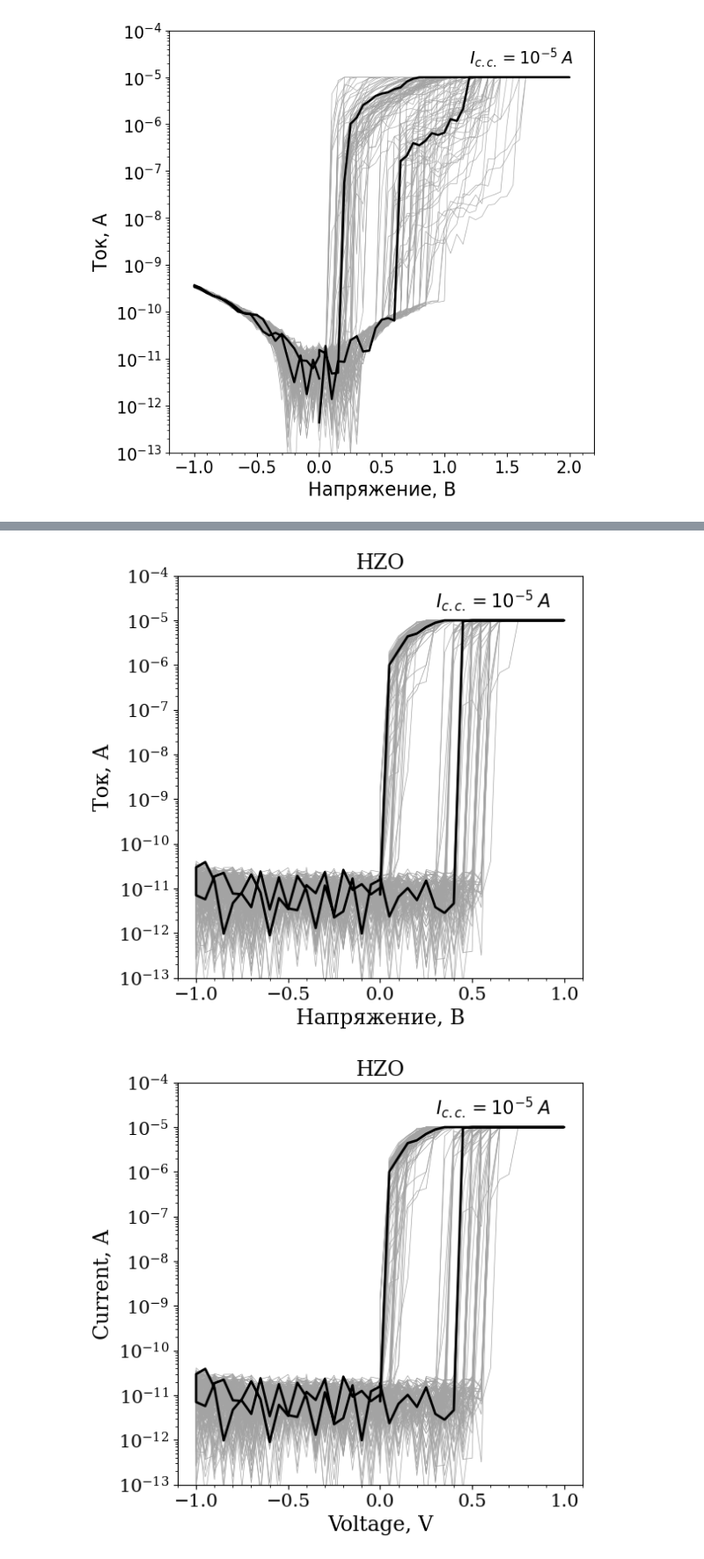
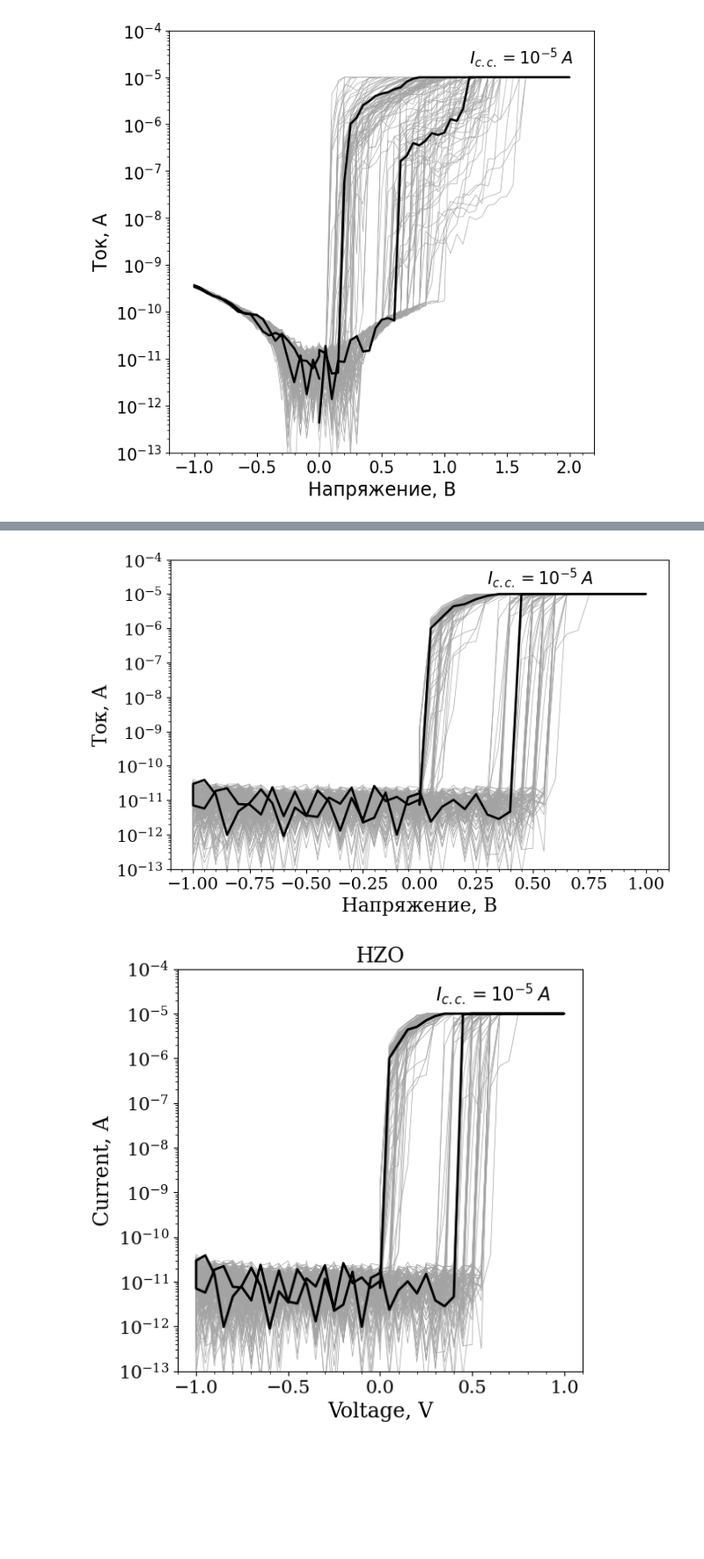
Before and after one commit to OneMoreGate/TiN-HZO_experimental, a Jupyter notebook: sample_6_preann_550_postann_350/main.ipynb, the cells around one changed output, grey strips where cells are left out. Shown: that part at 88% size. Drawn from its saved outputs; the diff is of its cells as text; code cells hidden in the pictures; blank space fills up the shorter version.

```diff
--- a/sample_6_preann_550_postann_350/main.ipynb
+++ b/sample_6_preann_550_postann_350/main.ipynb
@@ -53,25 +33,25 @@ d_2.get_contact_measurs('E16-100')
 # %%
-fig, ax = plt.subplots(figsize = [6,6])
+fig, ax = plt.subplots(figsize = [8,5])
 
 y_major = ticker.LogLocator(numticks = 20)
 y_minor = ticker.LogLocator(subs = np.arange(1.0, 10.0) * 0.1, numticks = 10)
 
 d_2.draw_multiple_lines('E16-100', ax, measurs=[i for i in range(400, 500)], linewidth = 0.5, color = '#a3a3a3')
 d_2.draw_single_line('E16-100', ax, 400, color = 'k', linewidth = 2)
 ax.set(yscale='log', xlim=[-1.1, 1.1], ylim=[10**-(13), 10**-4])
-ax.xaxis.set_major_locator(ticker.MultipleLocator(0.5))
-ax.xaxis.set_minor_locator(ticker.MultipleLocator(0.1))
+ax.xaxis.set_major_locator(ticker.MultipleLocator(0.25))
+ax.xaxis.set_minor_locator(ticker.MultipleLocator(0.05))
 ax.yaxis.set_major_locator(y_major)
 ax.yaxis.set_minor_locator(y_minor)
 ax.tick_params(labelsize=15)
 ax.set_ylabel('Ток, А', size = 17)
 ax.set_xlabel('Напряжение, В', size = 17)
 ax.text(0.3, 2 * 10 ** -5, r'$I_{c.c.} = 10^{-5} \;A$', size = 15)
-ax.set_title('HZO', size = 17, fontfamily = 'serif')
+#ax.set_title('HZO', size = 17, fontfamily = 'serif')
 
-plt.savefig('ff_typical.png', dpi = 300, bbox_inches = 'tight')
+plt.savefig('prepostann_PLD_typical.png', dpi = 300, bbox_inches = 'tight')
 # %% [output]
-[figure, old version]
+[figure, new version]
 # %%
 fig, ax = plt.subplots(figsize = [6,6])
 
```
Also changed, not shown: parts of 3 cells of this notebook, 6 other files.
